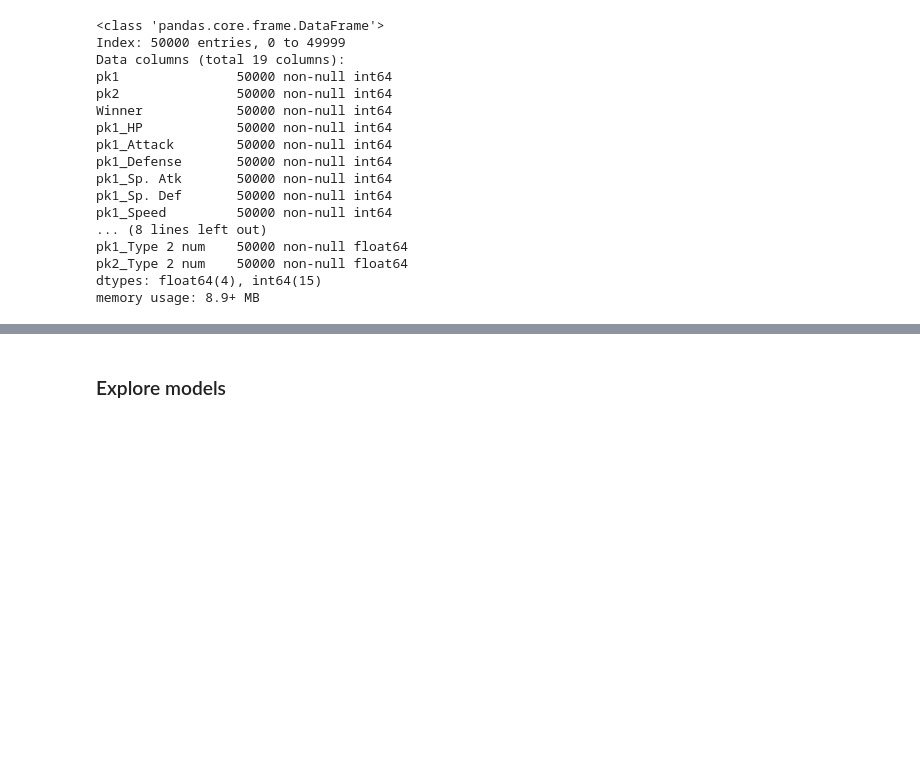
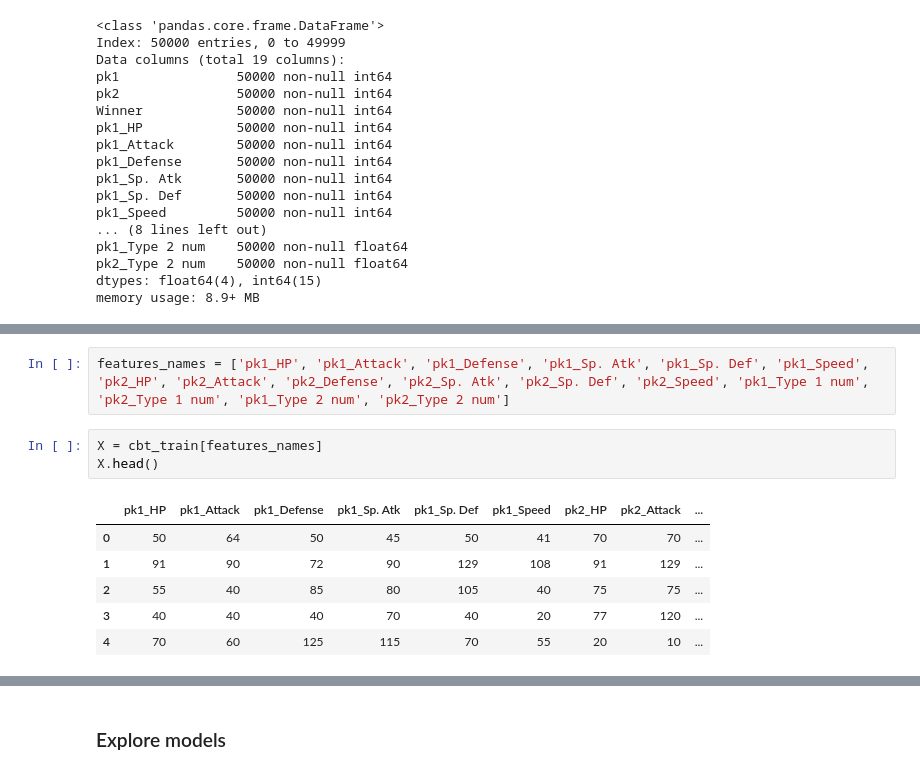
Before and after one commit to alcinoluiz/pokemon-challenge, a Jupyter notebook: Pokemon Challenge 1x1.ipynb, the cells around one changed output, grey strips where cells are left out. Drawn from its saved outputs; the diff is of its cells as text; blank space fills up the shorter version.

```diff
--- a/Pokemon Challenge 1x1.ipynb
+++ b/Pokemon Challenge 1x1.ipynb
@@ -722,0 +744,12 @@ memory usage: 8.9+ MB
+# %%
+features_names = ['pk1_HP', 'pk1_Attack', 'pk1_Defense', 'pk1_Sp. Atk', 'pk1_Sp. Def', 'pk1_Speed', 'pk2_HP', 'pk2_Attack', 'pk2_Defense', 'pk2_Sp. Atk', 'pk2_Sp. Def', 'pk2_Speed', 'pk1_Type 1 num', 'pk2_Type 1 num', 'pk1_Type 2 num', 'pk2_Type 2 num']
+# %%
+X = cbt_train[features_names]
+X.head()
+# %% [output]
+|  | pk1_HP | pk1_Attack | pk1_Defense | pk1_Sp. Atk | pk1_Sp. Def | pk1_Speed | pk2_HP | pk2_Attack | ... |
+| 0 | 50 | 64 | 50 | 45 | 50 | 41 | 70 | 70 | ... |
+| 1 | 91 | 90 | 72 | 90 | 129 | 108 | 91 | 129 | ... |
+| 2 | 55 | 40 | 85 | 80 | 105 | 40 | 75 | 75 | ... |
+| 3 | 40 | 40 | 40 | 70 | 40 | 20 | 77 | 120 | ... |
+| 4 | 70 | 60 | 125 | 115 | 70 | 55 | 20 | 10 | ... |
```
Also changed, not shown: parts of 42 cells of this notebook, 1 other file.
